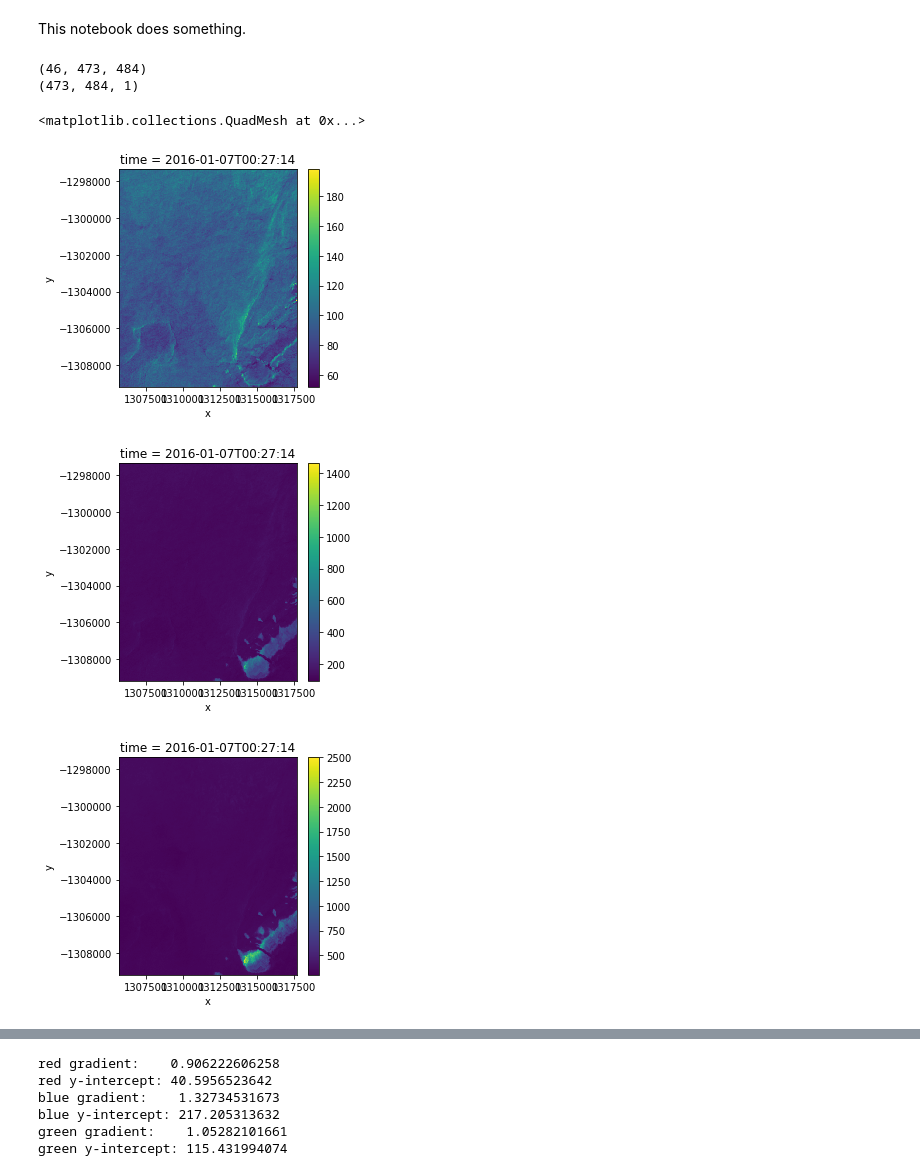
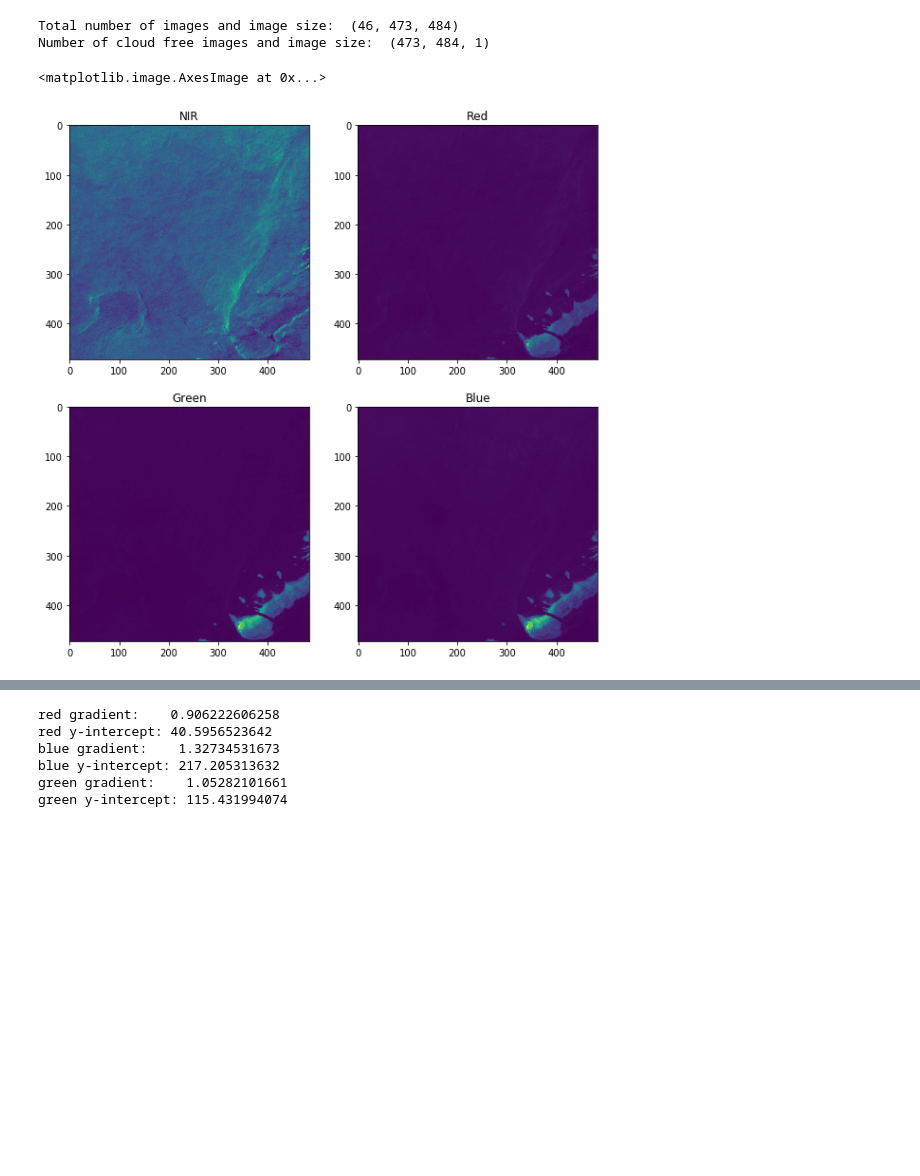
Before and after one commit to taslandcover/dea-notebooks, a Jupyter notebook: Glint/Hedley_2005_glint_correction.ipynb, the cells around one changed output, grey strips where cells are left out. Cells and saved outputs as stored; diff of their text form; code cells hidden in the pictures; blank space fills up the shorter version.

Commit message:
cleaning up notebook

```diff
--- a/Glint/Hedley_2005_glint_correction.ipynb
+++ b/Glint/Hedley_2005_glint_correction.ipynb
@@ -1 +36,18 @@
+# %%
+# Area of interest:
+lat_min = -11.75 #up
+lat_max = -11.85 #down
+lon_min = 143.76 #left
+lon_max = 143.86 #right
+
+# Product (eg. 'ls8_nbar_albers'), and related pixel quality (pq) product (eg. 'ls8_pq_albers')
+product = 'ls8_nbar_albers'
+pq_product = 'ls8_pq_albers'
+
+# Time range of interest ('yyyy-mm-dd')
+start = '2016-01-01'
+end = '2017-01-01'
+
+# Image to correct for glint within specified time range (numbered by date order, first image = 0)
+image = 0
 # %% [markdown]
@@ -3,17 +55,8 @@
-# %% [markdown]
-This notebook does something.
 # %%
-%matplotlib inline
-import datacube
-dc = datacube.Datacube(app='load-data-example')
-
 #Load data for a specified area and time grouped by solar day
-data = dc.load(product='ls8_nbar_albers',
-               x=(143.76, 143.86), y=(-11.75, -11.85),
-               time=('2016-01-01', '2017-01-01'), group_by='solar_day')
-
-#Define which image to work on in the given time range
-image=0
+data = dc.load(product= product,
+               x=(lon_min, lon_max), y=(lat_min, lat_max),
+               time=(start, end), group_by='solar_day')
 
 #Define variables
 nir = data.nir.isel(time=image)
@@ -22,55 +65,58 @@ blue = data.blue.isel(time=image)
 green = data.green.isel(time=image)
 
 #Find out how many images are available
-print(data.nir.shape)
+print("Total number of images and image size: ", data.nir.shape)
 
 #Remove no data pixels and plot images with clouds
 nir_valid = nir.where(nir != nir.attrs['nodata'])
 red_valid = red.where(red != red.attrs['nodata'])
 blue_valid = blue.where(blue != blue.attrs['nodata'])
 green_valid = green.where(green != green.attrs['nodata'])
 
-#wave1_valid.plot(figsize=(4,4))
-
 #Load pixel quality data for the same area and time
-pq = dc.load(product='ls8_pq_albers',
-               x=(143.76, 143.86), y=(-11.75, -11.85),
-               time=('2016-01-01', '2017-01-01'), group_by='solar_day')
+pq = dc.load(product = pq_product,
+               x=(lon_min, lon_max), y=(lat_min, lat_max),
+               time=(start, end), group_by='solar_day')
 pq_toplot = pq.pixelquality
 
 #Create a dataframe for masking bad data
-from datacube.storage import masking
-import pandas
 pandas.DataFrame.from_dict(masking.get_flags_def(pq), orient='index')
 
 #Mask out the bad data
 good_data = masking.make_mask(pq, cloud_acca='no_cloud', cloud_fmask='no_cloud', contiguous=True)
 toplot_good_data = good_data.pixelquality
 
 #Apply the mask to give good data with clouded pixels represented by NaN
 nir_cloud_free = nir_valid.where(toplot_good_data)
 red_cloud_free = red_valid.where(toplot_good_data)
 blue_cloud_free = blue_valid.where(toplot_good_data)
 green_cloud_free = green_valid.where(toplot_good_data)
-#wave1_cloud_free.isel(time=image).plot(figsize=(4,4))
 
-#Find only the images in the time series that are cloud free, then return the number of cloud-free images and display the
-# image for the specified time
+#Find only the images in the time series that are cloud free, then return the number of cloud-free images
 cloud_free = masking.make_mask(pq, cloud_acca='no_cloud', cloud_fmask='no_cloud', contiguous=True).pixelquality
 only_cloud_free = cloud_free.mean(dim=('x','y')) == 1
 nir_only_cloud_free = nir_cloud_free.where(only_cloud_free).dropna('time', how='all')
 red_only_cloud_free = red_cloud_free.where(only_cloud_free).dropna('time', how='all')
 blue_only_cloud_free = blue_cloud_free.where(only_cloud_free).dropna('time', how='all')
 green_only_cloud_free = green_cloud_free.where(only_cloud_free).dropna('time', how='all')
-print (nir_only_cloud_free.shape)
-nir_only_cloud_free.isel(time=image).plot(figsize=(4,4))
-red_only_cloud_free.isel(time=image).plot(figsize=(4,4))
-blue_only_cloud_free.isel(time=image).plot(figsize=(4,4))
-green_only_cloud_free.isel(time=image).plot(figsize=(4,4))
+print ("Number of cloud free images and image size: ", nir_only_cloud_free.shape)
+
+#Plot nir and r,g,b for the area for the specified time
+plt.figure(figsize = (10,10))
+plt.subplot(221)
+plt.title ('NIR')
+imshow(nir_only_cloud_free.isel(time=image))
+plt.subplot(222)
+plt.title('Red')
+imshow(red_only_cloud_free.isel(time=image))
+plt.subplot(223)
+plt.title ('Green')
+imshow(green_only_cloud_free.isel(time=image))
+plt.subplot(224)
+plt.title('Blue')
+imshow(blue_only_cloud_free.isel(time=image))
 # %% [output]
-(46, 473, 484)
-(473, 484, 1)
+Total number of images and image size:  (46, 473, 484)
+Number of cloud free images and image size:  (473, 484, 1)
-<matplotlib.collections.QuadMesh at 0x...>
+<matplotlib.image.AxesImage at 0x...>
-[figure, old version]
+[figure, new version]
-[figure, removed]
-[figure, removed]
```
Also changed, not shown: parts of 25 cells of this notebook.
